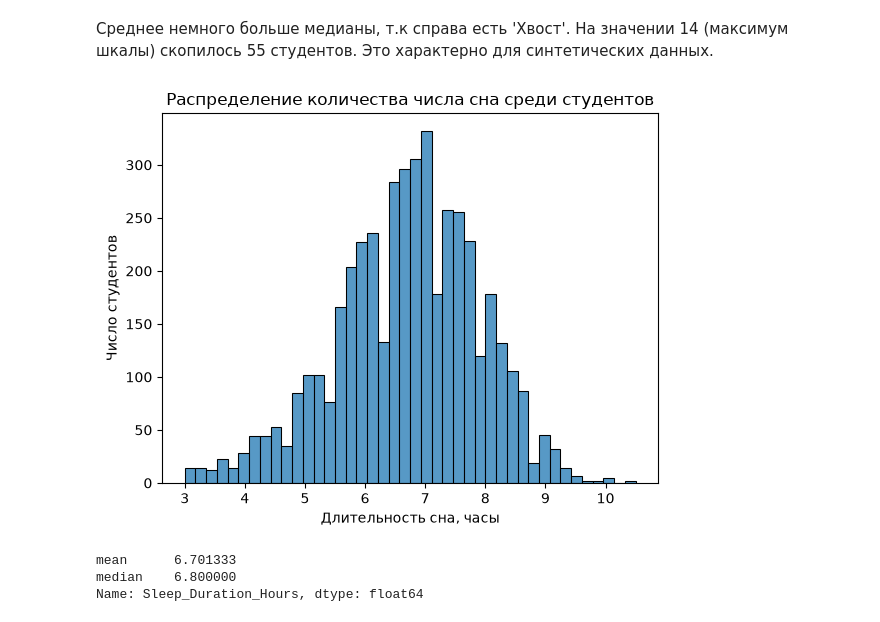
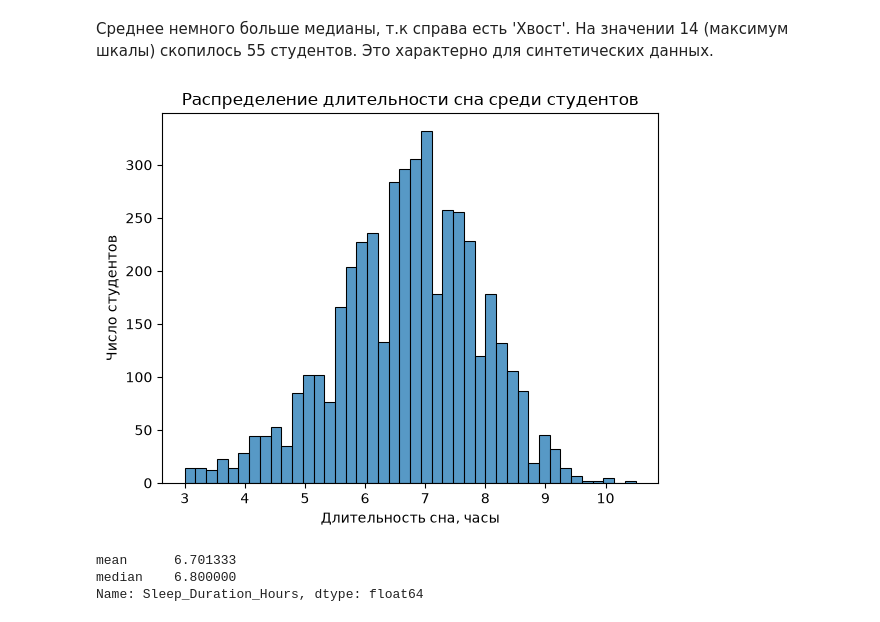
Before and after one commit to novikovmat/social-media-analysis, a Jupyter notebook: SocialMediaAnalysis.ipynb, the cells around one changed output. Drawn from its saved outputs; the diff is of its cells as text; code cells hidden in the pictures.

```diff
--- a/SocialMediaAnalysis.ipynb
+++ b/SocialMediaAnalysis.ipynb
@@ -125,12 +116,12 @@ Name: count, dtype: int64
 Среднее немного больше медианы, т.к справа есть 'Хвост'. На значении 14 (максимум шкалы) скопилось 55 студентов. Это характерно для синтетических данных.
 # %%
 sns.histplot(df['Sleep_Duration_Hours'])
-plt.title('Распределение количества числа сна среди студентов')
+plt.title('Распределение длительности сна среди студентов')
 plt.ylabel('Число студентов')
 plt.xlabel('Длительность сна, часы')
 plt.show()
 # %% [output]
-[figure, old version]
+[figure, new version]
 # %%
 df['Sleep_Duration_Hours'].agg(['mean','median'])
 # %% [output]
```
Also changed, not shown: parts of 6 cells of this notebook.
